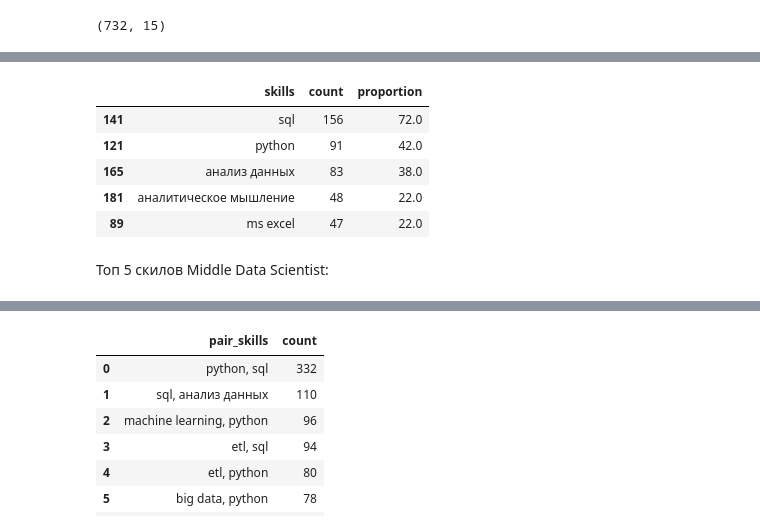
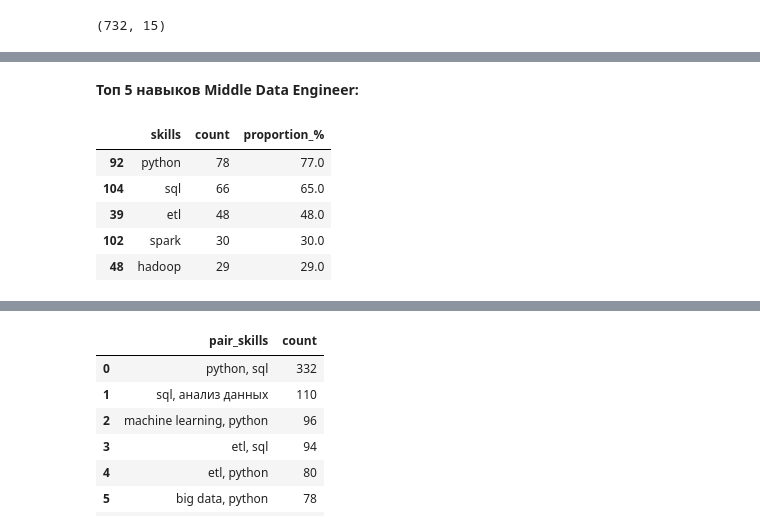
Before and after one commit to vital1an/it-vacancies-analysis, a Jupyter notebook: it_vacancies_analysis.ipynb, the cells around one changed output, grey strips where cells are left out. Saved outputs shown, nothing was run; the diff lists cells and outputs as text; code cells hidden in the pictures.

```diff
--- a/it_vacancies_analysis.ipynb
+++ b/it_vacancies_analysis.ipynb
@@ -15,7 +15,7 @@ import matplotlib.pyplot as plt
 
 На данном этапе загружаем данные и оцениваем их структуру: количество строк и столбцов, типы данных и наличие пропусков.
 # %%
-vac = pd.read_csv('data/IT_vacancies.csv', encoding='utf-8-sig', parse_dates=['published_at'])
+vac = pd.read_csv('/content/IT_vacancies.csv', encoding='utf-8-sig', parse_dates=['published_at'])
 # %%
 vac.head()
 # %% [output]
@@ -65,29 +66,24 @@ def categorize_title(text):
     text_lower = text.lower()
 
     # 1. Data Engineer
-    de_patterns = ['data engineer', 'data engineering', 'инженер данных', 'дата инженер']
+    de_patterns = ['data engineer', 'data engineering',
+                   'инженер данных', 'дата инженер']
     if any(pattern in text_lower for pattern in de_patterns):
         return 'Data Engineer'
 
-    # 2. Data Scientist
-    ds_patterns = ['data scientist', 'data science', 'исследователь данных', 'дата сайентист']
+    # 2. Data Scientist / ML Engineer
+    ds_patterns = ['data scientist', 'data science',
+                   'исследователь данных','дата сайентист',
+                   'machine learning', 'ml engineer', 'машинн', 'mlops']
     if any(pattern in text_lower for pattern in ds_patterns):
-        return 'Data Scientist'
+        return 'ML / Data Scientist'
 
-    # 3. ML Engineer
-    ml_patterns = ['machine learning', 'ml engineer', 'машинн', 'mlops']
-    if any(pattern in text_lower for pattern in ml_patterns):
-        return 'ML Engineer'
-
-    # 4. Data Analyst
+    # 3. Data Analyst
     da_patterns = ['data analyst', 'аналитик данн', 'дата аналитик']
-    # if 'business analyst' in text_lower and 'data' not in text_lower:
-    #     return 'Business Analyst'
-
     if any(pattern in text_lower for pattern in da_patterns):
         return 'Data Analyst'
 
-    # 5. Если не попали в основные категории
+    # 4. Если не попали в основные категории
     return 'other'
 
 vac['normalized_title'] = vac['name'].apply(categorize_title)
@@ -524,11 +465,12 @@ def top_skills(df, n, grade=None, n_t=None):
   for skills in df_filtered:
     all_skills.extend(skills)
 
-  # Далее в DataFrame
+  # Создаем DataFrame
   a_s = pd.DataFrame(all_skills, columns=['skills'])
   a_s = a_s.groupby('skills').size().reset_index(name='count')
-  a_s['proportion'] = ((a_s['count'])*100/
+  a_s['proportion_%'] = ((a_s['count'])*100/
                                        (df_filtered.shape[0])).round(0)
+
   result = a_s.sort_values('count', ascending=False).head(n)
   return result
 # %% [markdown]
@@ -560,12 +512,12 @@ skills_MD
+# %% [markdown]
+**Топ 5 навыков Middle Data Engineer:**
 # %%
-skills_MDA =  top_skills(all_skills_Data, 5, 'Middle', 'Data Analyst')
-skills_MDA
+skills_M_DE =  top_skills(all_skills_Data, 5, 'Middle', 'Data Engineer')
+skills_M_DE
 # %% [output]
-|  | skills | count | proportion |
-| 141 | sql | 156 | 72.0 |
-| 121 | python | 91 | 42.0 |
-| 165 | анализ данных | 83 | 38.0 |
-| 181 | аналитическое мышление | 48 | 22.0 |
-| 89 | ms excel | 47 | 22.0 |
+|  | skills | count | proportion_% |
+| 92 | python | 78 | 77.0 |
+| 104 | sql | 66 | 65.0 |
+| 39 | etl | 48 | 48.0 |
+| 102 | spark | 30 | 30.0 |
+| 48 | hadoop | 29 | 29.0 |
-# %% [markdown]
-Топ 5 скилов Middle Data Scientist:
```
Also changed, not shown: parts of 67 cells of this notebook.
